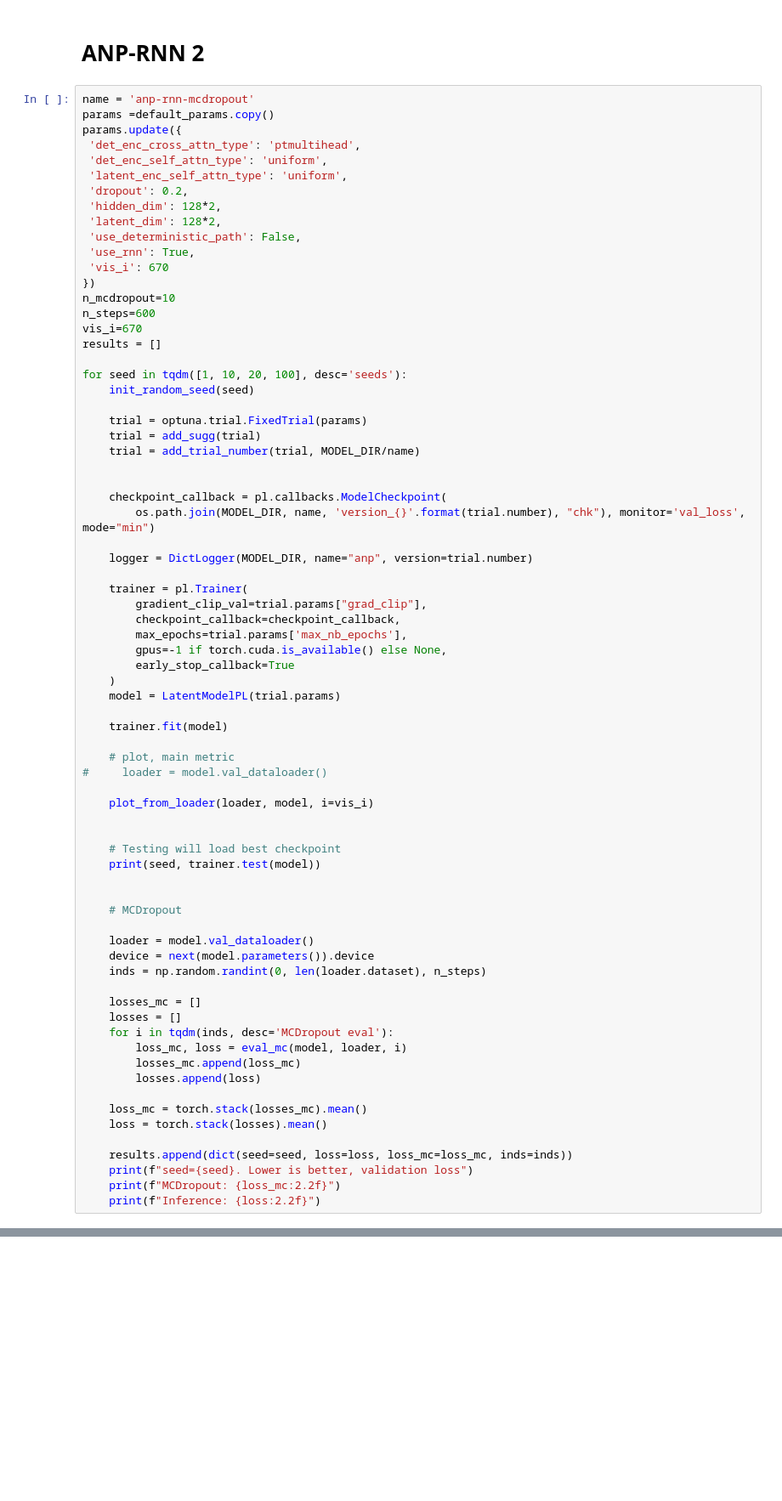
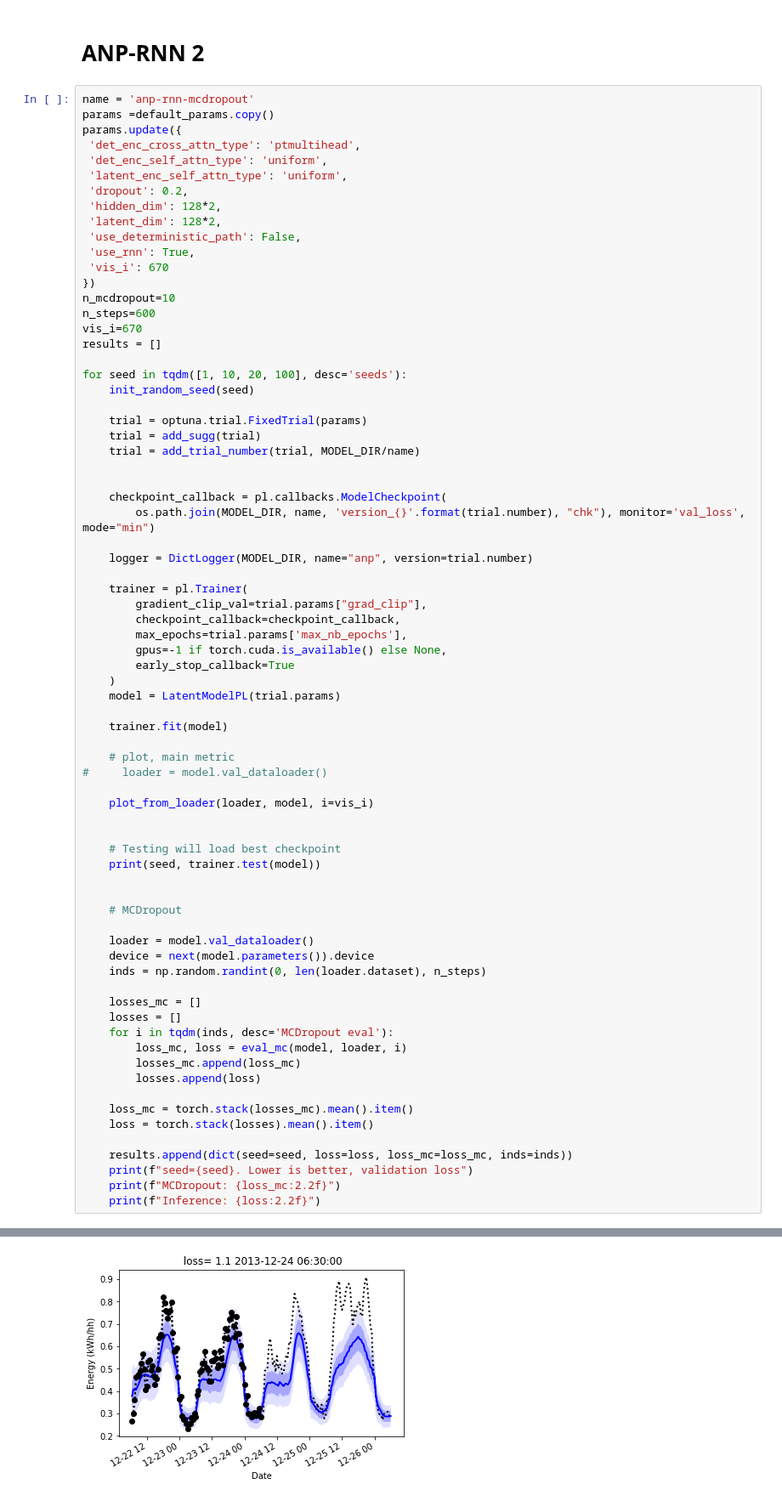
Before and after one commit to wassname/attentive-neural-processes, a Jupyter notebook: smartmeters-ANP-RNN-mcdropout.ipynb, the cells around one changed output, grey strips where cells are left out. Shown at 85% size. Saved outputs shown, nothing was run; the diff lists cells and outputs as text; blank space fills up the shorter version.

```diff
--- a/smartmeters-ANP-RNN-mcdropout.ipynb
+++ b/smartmeters-ANP-RNN-mcdropout.ipynb
@@ -334,8 +334,8 @@ for seed in tqdm([1, 10, 20, 100], desc='seeds'):
         losses_mc.append(loss_mc)
         losses.append(loss)
 
-    loss_mc = torch.stack(losses_mc).mean()
-    loss = torch.stack(losses).mean()
+    loss_mc = torch.stack(losses_mc).mean().item()
+    loss = torch.stack(losses).mean().item()
 
     results.append(dict(seed=seed, loss=loss, loss_mc=loss_mc, inds=inds))
     print(f"seed={seed}. Lower is better, validation loss")
@@ -361,0 +362 @@ step val 0, {'val_loss': '1.012698769569397', 'val/kl': '0.4999396800994873', 'v
+[figure, added]
```
Also changed, not shown: parts of 11 cells of this notebook.
